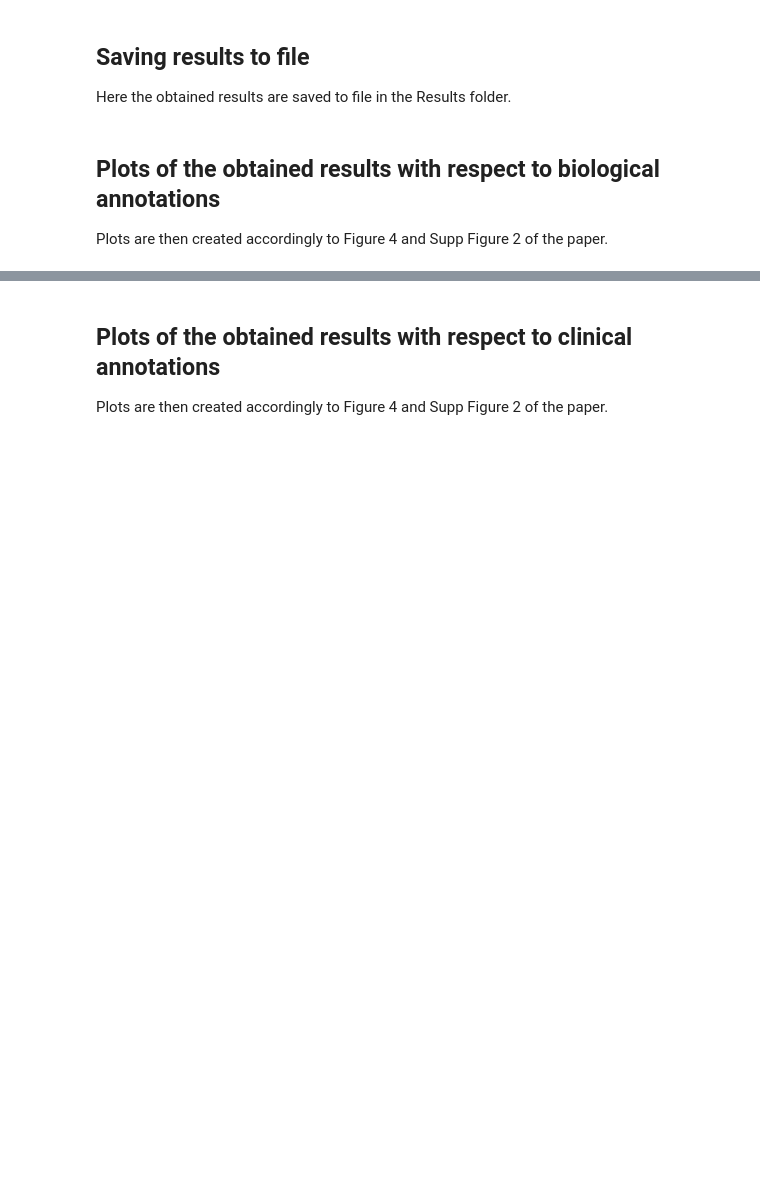
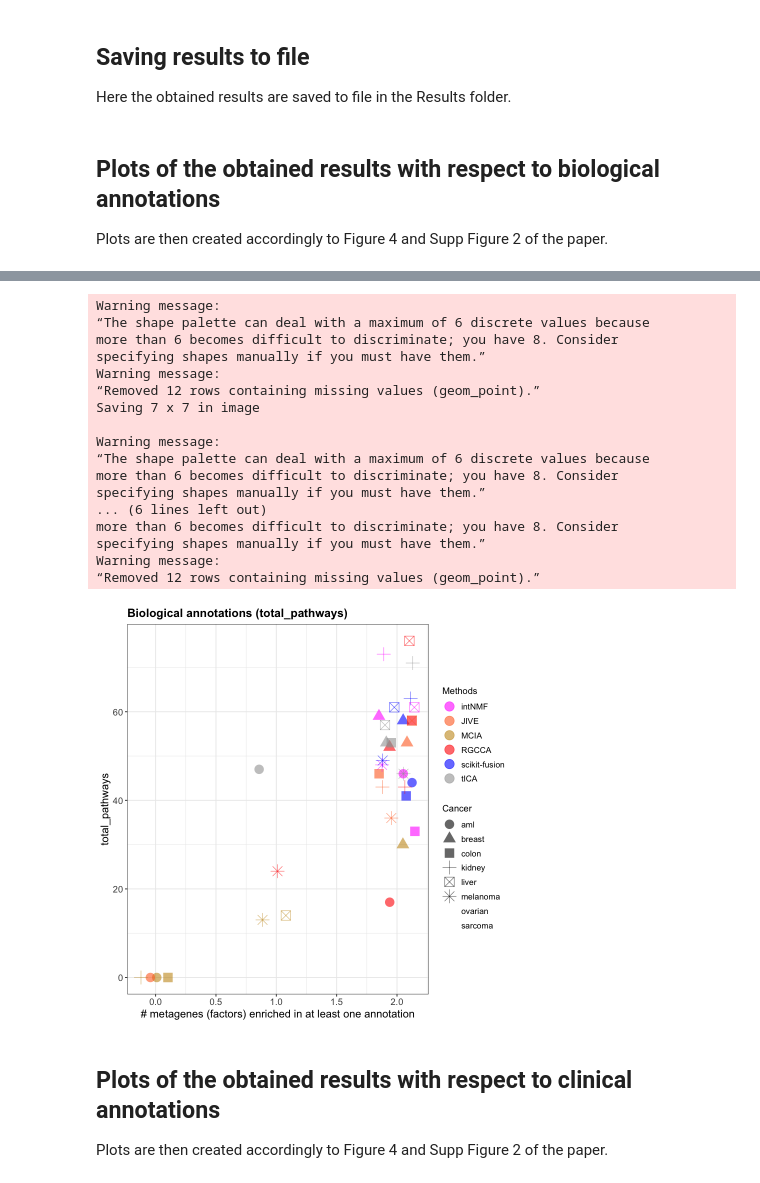
Before and after one commit to cantinilab/momix-notebook, a Jupyter notebook: scripts/Comparison in cancer .ipynb, the cells around one changed output, grey strips where cells are left out. Cells and saved outputs as stored; diff of their text form; code cells hidden in the pictures; blank space fills up the shorter version.

```diff
--- a/scripts/Comparison in cancer .ipynb
+++ b/scripts/Comparison in cancer .ipynb
@@ -461,3 +528,47 @@ Warning message:
+# %%
+#tiff("BioEnr_go_fig1.tiff", units="in", width=8.95, height=6.05, res=300)
+min_nonZero = min(biological_analysis[, "total_pathways"])
+max_nonZero = max(biological_analysis[, "total_pathways"])
+g <- ggplot(biological_analysis,
+            aes(x=nonZeroFacs,y=total_pathways)) +
+    geom_point(aes(colour = methods, shape = cancer), size=5, alpha=.6, position=position_jitter(h=0, w=0.15))+
+    theme_bw()  +
+    scale_color_manual(values=c('#FF00FF', '#FF6E28', '#C8961E', '#FF0000', '#0000FF', '#A0A0A0', '#48D1CC', '#00FF00')) +
+    labs(title="Biological annotations (total_pathways)",
+         x="# metagenes (factors) enriched in at least one annotation") +
+    theme(plot.title = element_text(size=14,face="bold"),
+          axis.text = element_text(size=11),
+          axis.title = element_text(size=13),
+          legend.text=element_text(size=10)) +
+    ylab("total_pathways") +
+    labs(colour = "Methods", shape = "Cancer") +
+    guides(color = guide_legend(order = 1),shape = guide_legend(order = 2),size = guide_legend(order = 3))
+    #scale_x_discrete() + scale_x_discrete(limits=min_nonZero:max_nonZero) +
+    #scale_x_discrete(limits=min_nonZero:max_nonZero, labels = c(min_nonZero:max_nonZero));
+g
+#dev.off()
+
+ggsave(paste0(results_folder, "biological_annotations_total_pathways.pdf"),dpi=300)
+ggsave(paste0(results_folder, "biological_annotations_total_pathways.png"),dpi=300)
+# %% [output]
+Warning message:
+“The shape palette can deal with a maximum of 6 discrete values because
+more than 6 becomes difficult to discriminate; you have 8. Consider
+specifying shapes manually if you must have them.”
+Warning message:
+“Removed 12 rows containing missing values (geom_point).”
+Saving 7 x 7 in image
+
+Warning message:
+“The shape palette can deal with a maximum of 6 discrete values because
+more than 6 becomes difficult to discriminate; you have 8. Consider
+specifying shapes manually if you must have them.”
+... (6 lines left out)
+more than 6 becomes difficult to discriminate; you have 8. Consider
+specifying shapes manually if you must have them.”
+Warning message:
+“Removed 12 rows containing missing values (geom_point).”
+[figure, added]
 # %% [markdown]
 ## Plots of the obtained results with respect to clinical annotations
 Plots are then created accordingly to Figure 4 and Supp Figure 2 of the paper.
```
Also changed, not shown: parts of 12 cells of this notebook.
